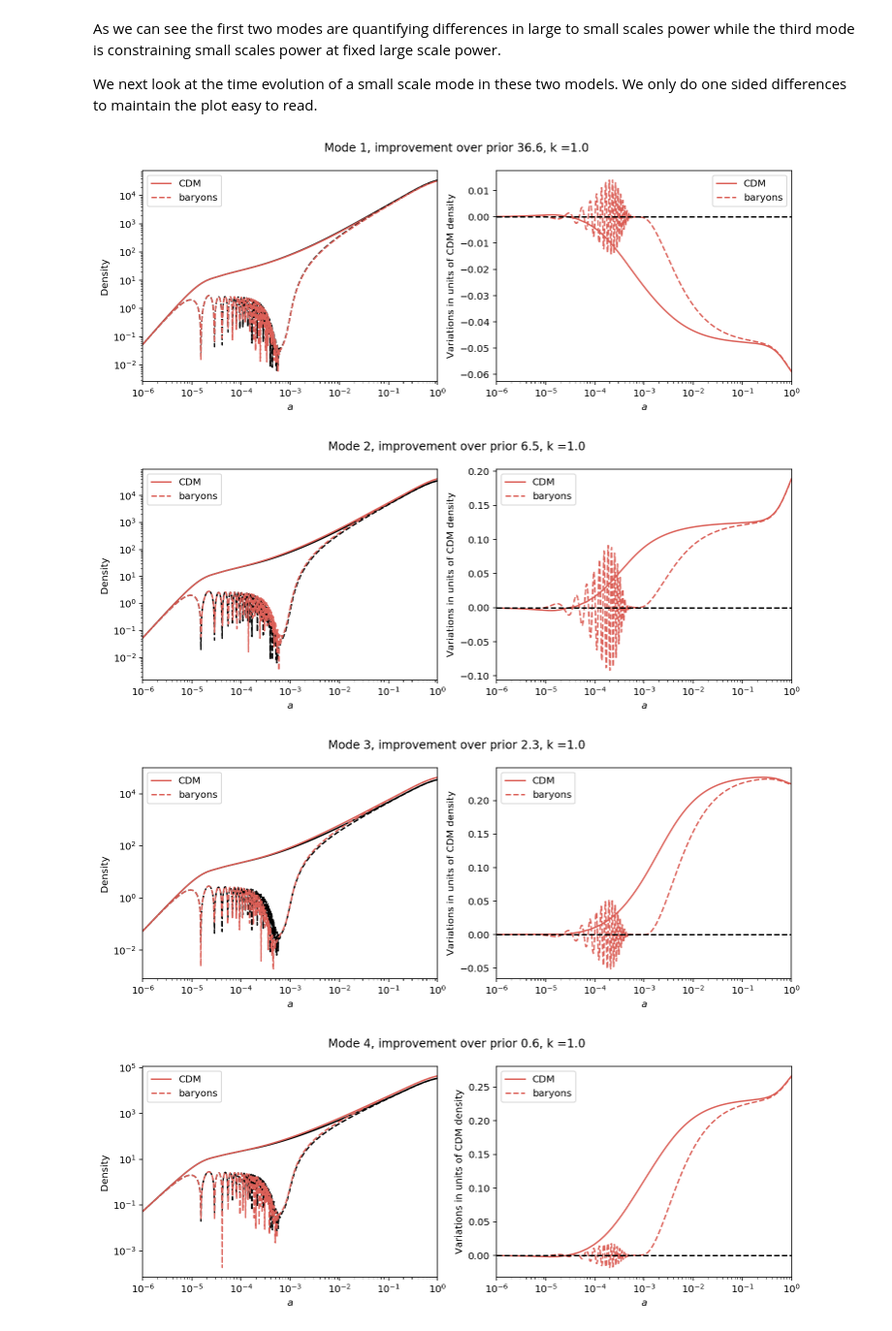
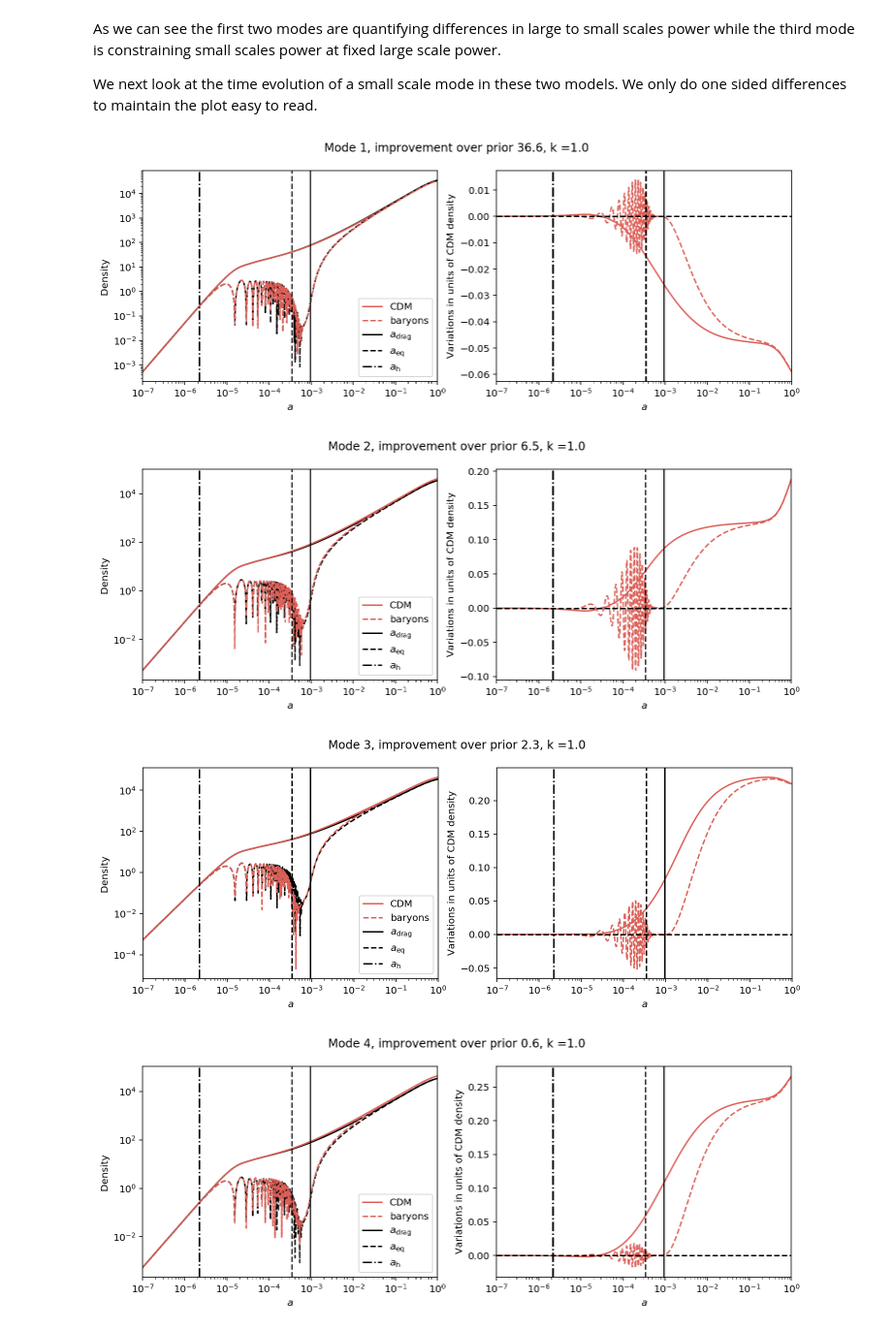
Before and after one commit to mraveri/tensiometer, a Jupyter notebook: docs/example_notebooks/measured_parameters.ipynb, the cells around one changed output. Shown at 97% size. Saved outputs shown, nothing was run; the diff lists cells and outputs as text; code cells hidden in the pictures.

```diff
--- a/docs/example_notebooks/measured_parameters.ipynb
+++ b/docs/example_notebooks/measured_parameters.ipynb
@@ -291,48 +291,56 @@ As we can see the first two modes are quantifying differences in large to small
 We next look at the time evolution of a small scale mode in these two models.
 We only do one sided differences to maintain the plot easy to read.
 # %%
-a = np.logspace(-6.,0., 1000)
+a = np.logspace(-7.,0., 1000)
 z = 1./a-1.
 k = [1.0]
-mean_ev = mean_results.get_redshift_evolution(k, z,['delta_cdm','delta_baryon'])
+mean_ev = mean_results.get_redshift_evolution(k, z,['delta_cdm','delta_baryon','H'])
 # %%
 # now do parameter variations along the KL modes of the posterior with respect to the prior:
 for ind in range(len(param_names)):
     # do a 2 sigma variation to see effects in the plots:
     camb_pars_plus = camb_helper(chain, np.exp(mean_params +2.*param_directions[:,ind]))
     camb_pars_minus = camb_helper(chain, np.exp(mean_params -2.*param_directions[:,ind]))
     # compute camb power spectra:
     results_plus = camb.get_results(camb_pars_plus)
     results_minus = camb.get_results(camb_pars_minus)
     # compute perturbation evolution:
-    plus_ev = results_plus.get_redshift_evolution(k, z,['delta_cdm','delta_baryon'])
-    minus_ev = results_minus.get_redshift_evolution(k, z,['delta_cdm','delta_baryon'])
+    plus_ev = results_plus.get_redshift_evolution(k, z,['delta_cdm','delta_baryon','H'])
+    minus_ev = results_minus.get_redshift_evolution(k, z,['delta_cdm','delta_baryon','H'])
     # plot:
     fig, ax = plt.subplots(1,2, figsize = (12,4))
     fig.suptitle('Mode '+str(ind+1)+', improvement over prior '+str(round(np.sqrt(KL_eig[ind]-1),1))+', k ='+str(k[0]))
     ax[0].plot(a, np.abs(mean_ev[0,:,0]), color='k')
     ax[0].plot(a, np.abs(plus_ev[0,:,0]), color=sns.hls_palette(6)[0], label='CDM')
     ax[0].plot(a, np.abs(mean_ev[0,:,1]), ls='--', color='k')
     ax[0].plot(a, np.abs(plus_ev[0,:,1]), ls='--', color=sns.hls_palette(6)[0], label='baryons')
     #ax[0].plot(a, np.abs(minus_ev[0,:,0]), color=sns.hls_palette(6)[2])
     ax[0].set_yscale('log')
     ax[0].set_ylabel('Density')
-    ax[1].plot(a, (plus_ev[0,:,0]-mean_ev[0,:,0])/mean_ev[0,:,0], color=sns.hls_palette(6)[0], label='CDM')
+    ax[1].plot(a, (plus_ev[0,:,0]-mean_ev[0,:,0])/mean_ev[0,:,0], color=sns.hls_palette(6)[0])
     #ax[1].plot(a, (minus_ev[0,:,0]-mean_ev[0,:,0])/mean_ev[0,:,0], color=sns.hls_palette(6)[2])
-    ax[1].plot(a, (plus_ev[0,:,1]-mean_ev[0,:,1])/mean_ev[0,:,0], ls='--', color=sns.hls_palette(6)[0], label='baryons')
+    ax[1].plot(a, (plus_ev[0,:,1]-mean_ev[0,:,1])/mean_ev[0,:,0], ls='--', color=sns.hls_palette(6)[0])
     #ax[1].plot(a, (minus_ev[0,:,1]-mean_ev[0,:,1])/mean_ev[0,:,0], ls='--', color=sns.hls_palette(6)[2])
     ax[1].axhline(0., ls='--', color='k')
     ax[1].set_ylabel('Variations in units of CDM density')
+    # vertical lines with relevant times:
+    for _ax in ax:
+        _ax.axvline(1./(1.+mean_results.get_derived_params()['zdrag']), ls='-', color='k', label='$a_{\\rm drag}$')
+        _ax.axvline(1./(1.+mean_results.get_derived_params()['zeq']), ls='--', color='k', label='$a_{\\rm eq}$')
+        _ax.axvline(a[np.argmin(np.abs(mean_ev[0,:,2]-k[0]))], ls='-.', color='k', label='$a_{\\rm h}$')
+        #_ax.axvline(1./(1.+results_plus.get_derived_params()['zdrag']), ls='-', color=sns.hls_palette(6)[0], label='$a_{\\rm drag}$')
+        #_ax.axvline(1./(1.+results_plus.get_derived_params()['zeq']), ls='--', color=sns.hls_palette(6)[0], label='$a_{\\rm eq}$')
     for _ax in ax:
         _ax.set_xlabel('$a$')
         _ax.set_xscale('log')
         _ax.set_xlim([np.amin(a), np.amax(a)])
-        _ax.legend()
+    #
+    ax[0].legend()
 # %% [output]
-[figure, old version]
+[figure, new version]
-[figure, old version]
+[figure, new version]
-[figure, old version]
+[figure, new version]
-[figure, old version]
+[figure, new version]
 # %% [markdown]
 As we can see the first two modes are dominated by the effect of changing $\Omega_m$ (that can also be easily seen by the corresponding decrease in $\Omega_\Lambda$ giving the growth enhancement at late times).
 The third mode on the other hand is happening at mostly constant $\Omega_m$ (since there is no late time feature) and clearly shows the effect of CDM suppression/enhancement obtained by increasing/decreasing baryon density at fixed total matter density (see for example Sec. 5 of https://arxiv.org/pdf/astro-ph/9510117.pdf).
```
Also changed, not shown: parts of 1 cell of this notebook, 3 other files.
